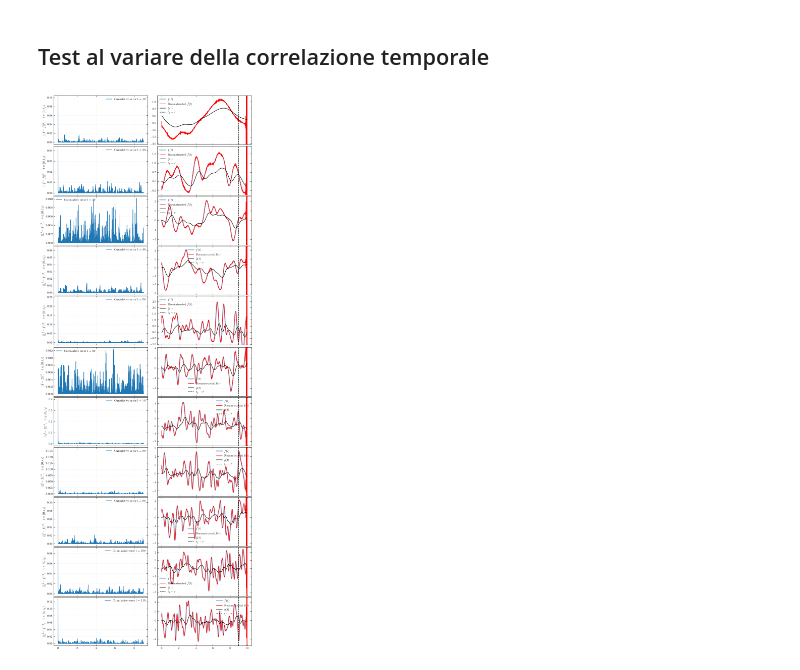
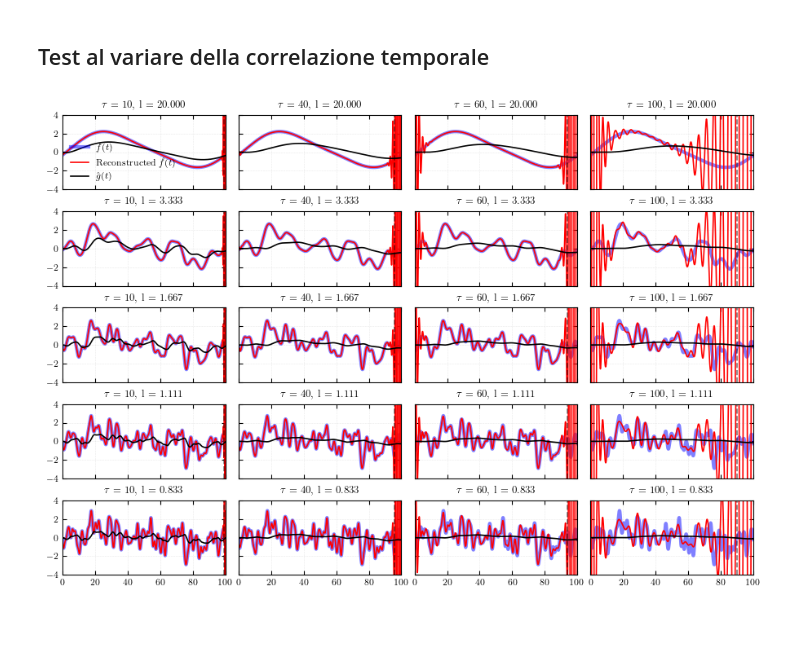
Before and after one commit to Sparisi01/RPM_implementation, a Jupyter notebook: test_tikhonov.ipynb, the cells around one changed output. Drawn from its saved outputs; the diff is of its cells as text; code cells hidden in the pictures; blank space fills up the shorter version.

Commit message:
aggiunta analisi errore per ricostruzione tikhonov

```diff
--- a/test_tikhonov.ipynb
+++ b/test_tikhonov.ipynb
@@ -9,15 +9,17 @@ np.random.seed(42)
 # %%
 # Parametri simulazione
 L = 1
-Tf = 10
+Tf = 100
 nt = 5000
-D = 1
+D = 0.05
 wanted_r = 0.5
 h = 1
 
 # Inizializza solver
 solver = Heat1DCrankNicolson(L,Tf,nt,D,h,wanted_r=wanted_r)
 solver.info()
+
+_, n_eff = solver.diffusion_time()
 # %% [output]
 -----------------------------Solver info------------------------------
 
@@ -36,7 +38,7 @@ g = solver.solve(f)[solver.nx-1,:]
 from src.tikhonov_handler import TikhonovHandler
 th = TikhonovHandler(solver)
 
-f_reconstructed = th.regularize_closed_form(g, lambda_reg=1e-5)
+f_reconstructed = th.regularize(g, lambda_reg=1e-5)
 # %%
 plt.figure()
 plt.plot(solver.t_array, f, label=r"$f(t)$", lw=5, alpha=0.6)
@@ -75,53 +76,76 @@ plt.show()
 # %%
 f_generator = FunctionsGenerator(solver.t_array, l=1)
 
-tau, n_eff = solver.diffusion_time()
-loss_array = np.zeros(solver.nt-n_eff)
+max_frequency = 1/solver.dt
+min_frequency = 1/Tf
 
-impulse_response = solver.impulse_response()[-1]
+# tau, n_eff = solver.diffusion_time()
+loss_array = np.zeros(solver.nt)
 
-time_correlation_multiplier_array = range(10,120,10)
-n_corr =  np.size(time_correlation_multiplier_array)
+time_correlation_multiplier_array = [5,30,60,90,120]
+taus = [10, 40, 60, 100]
 
-errors_array_mean = np.zeros(n_corr)
-errors_array_var = np.zeros(n_corr)
+n_corr = np.size(time_correlation_multiplier_array)
+n_taus = np.size(taus)
 
-fig, axes = plt.subplots(n_corr,2, figsize=(8.4, 2*n_corr),sharex="col")
-i = 0
-for time_correlation_multiplier in time_correlation_multiplier_array:
+errors_array_mean = np.zeros(shape=(n_taus,n_corr))
+errors_array_var = np.zeros(shape=(n_taus,n_corr))
 
-    f_generator.l = solver.Tf/time_correlation_multiplier
-    f = f_generator.generate_from_white_noise()
+fig, axes = plt.subplots(n_corr, n_taus, figsize=(2.2*n_taus, 1.2*n_corr),sharex=True, sharey=True)
 
-    g_target = solver.solve_from_impulse_response(f, impulse_response) + np.random.uniform(low=0, high=1,size=solver.nt)*0.001
+j = 0
+for tau in taus:
+    i = 0
 
-    f_reconstructed = th.regularize_closed_form(g_target, lambda_reg=0)
-    #f_reconstructed = th.regularize_impulse_response(g_target)
+    # Fisso Tau ed L
+    tmp_d = (L*L)/(tau)
+    prop_time = (L*L)/tmp_d/(np.pi**2) # Tempo di propaazione del primo modo
 
-    for n in range(solver.nt-n_eff):
-        loss_array[n] = (f[n] - f_reconstructed[n])**2
+    solver = Heat1DCrankNicolson(L,Tf,nt,tmp_d,h,wanted_r=wanted_r)
+    th = TikhonovHandler(solver)
 
-    axes[i][0].plot(solver.t_array[:-n_eff], loss_array, label=f"Cumulative error l = {time_correlation_multiplier}")
-    axes[i][0].set_ylabel(r"$||\hat{f} - f||^2, \hspace{1em} t \in [0,t_f)$")
-    axes[i][0].legend()
+    impulse_response = solver.impulse_response()[-1]
 
-    axes[i][0].grid()
+    axes[0][0].set_ylim([-4,4])
+    axes[0][0].set_xlim([0,Tf])
 
-    axes[i][1].plot(solver.t_array, f, label=r"$f(t)$", lw=3, alpha=0.4)
-    axes[i][1].plot(solver.t_array, f_reconstructed, label=r"Reconstructed $\hat{f}(t)$", c="r")
-    axes[i][1].plot(solver.t_array, g_target, label=r"$\hat{g}(t)$", c="k")
+    for time_correlation_multiplier in time_correlation_multiplier_array:
 
-    axes[i][1].axvline(solver.Tf-tau, c= "k", ls="--", label=r"$t_f - \tau$")
-    axes[i][1].set_ylim([np.min(f_reconstructed[:-n_eff])*1.2, np.max(f_reconstructed[:-n_eff])*1.2])
-    axes[i][1].legend()
-    axes[i][1].grid()
+        np.random.seed(42) # Reset seed
+        f_generator.l = solver.Tf/time_correlation_multiplier
 
-    errors_array_mean[i] = np.mean(loss_array)
-    errors_array_var[i] = np.var(loss_array)
+        if 1/f_generator.l > max_frequency/2:
+            raise ValueError("The generated signal contains frequency that can not be sampled with the given dt")
 
-    i = i + 1
+        f = f_generator.generate_from_white_noise()
 
+        g_target = solver.solve_from_impulse_response(f, impulse_response) # + np.random.uniform(low=0, high=1,size=solver.nt)*0.01
+
+        f_reconstructed = th.regularize(g_target, lambda_reg=1e-5, regularization_type="closed")
+
+        for n in range(solver.nt):
+            loss_array[n] = (f[n] - f_reconstructed[n])**2
+
+        # Plot reconstruction
+        axes[i][j].plot(solver.t_array, f, label=r"$f(t)$", lw=3, c="b", alpha =0.5)
+        axes[i][j].plot(solver.t_array, f_reconstructed, label=r"Reconstructed $\hat{f}(t)$", c="r")
+        axes[i][j].plot(solver.t_array, g_target, label=r"$\hat{g}(t)$", c="k")
+        axes[i][j].axvline(solver.Tf-prop_time, c= "k", ls="--", alpha=0.5)
+        #axes[i][j].axvline(tau, c= "k", ls="--", alpha=0.5)
+        axes[i][j].set_title(fr"$\tau$ = {tau:.0f}, l = {solver.Tf/time_correlation_multiplier:.3f}")
+
+        if i == 0 and j == 0:
+            axes[i][j].legend()
+        axes[i][j].grid()
+
+        errors_array_mean[j][i] = np.mean(loss_array[0:nt-int(prop_time/solver.dt)])
+        errors_array_var[j][i] = np.var(loss_array[0:nt-int(prop_time/solver.dt)])
+
+        i = i + 1
+    j = j + 1
+
+plt.savefig("assets/griglia_ricostruzioni.pdf")
 plt.show()
 # %% [output]
-[figure, old version]
+[figure, new version]
 # %%
```
Also changed, not shown: parts of 5 cells of this notebook, 8 other files.
